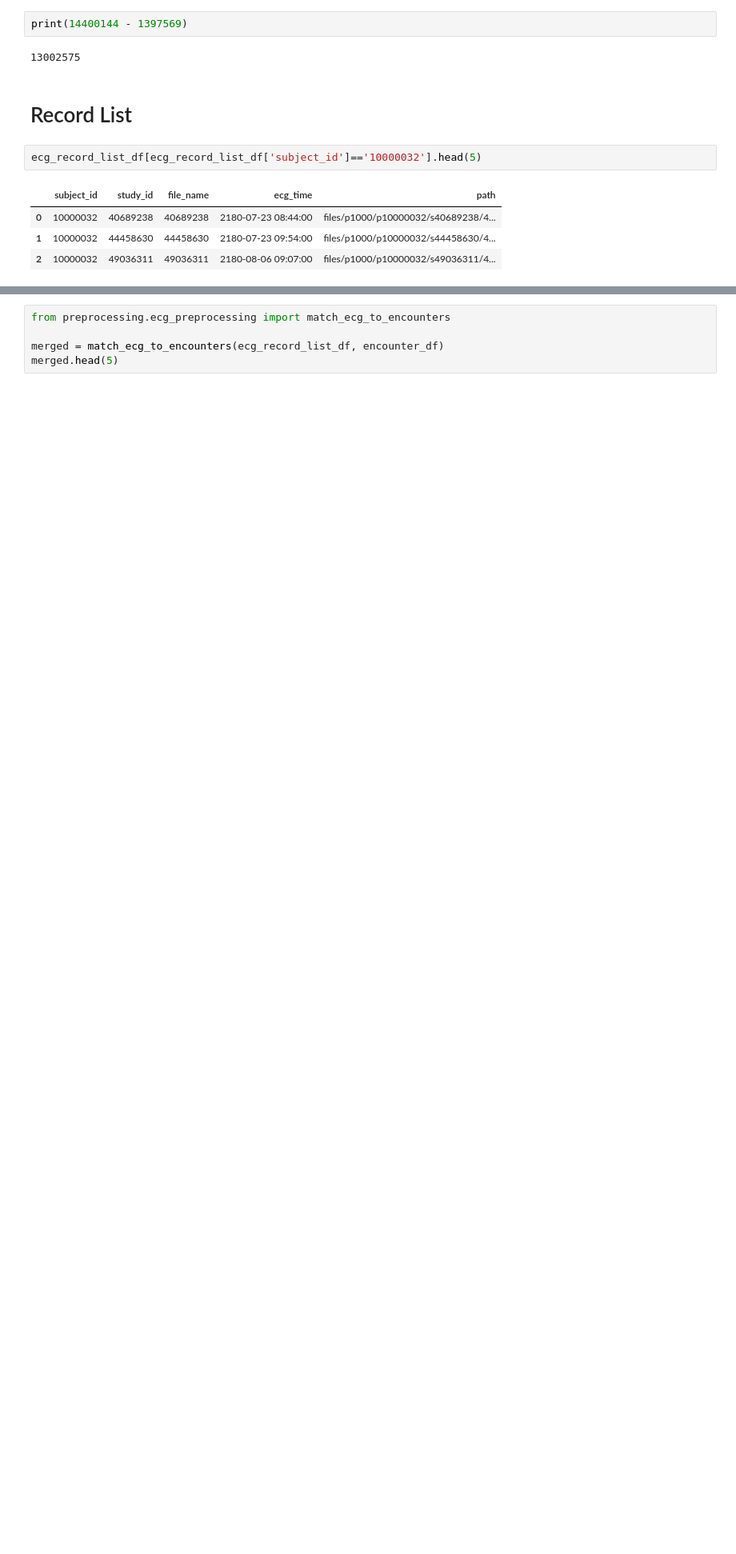
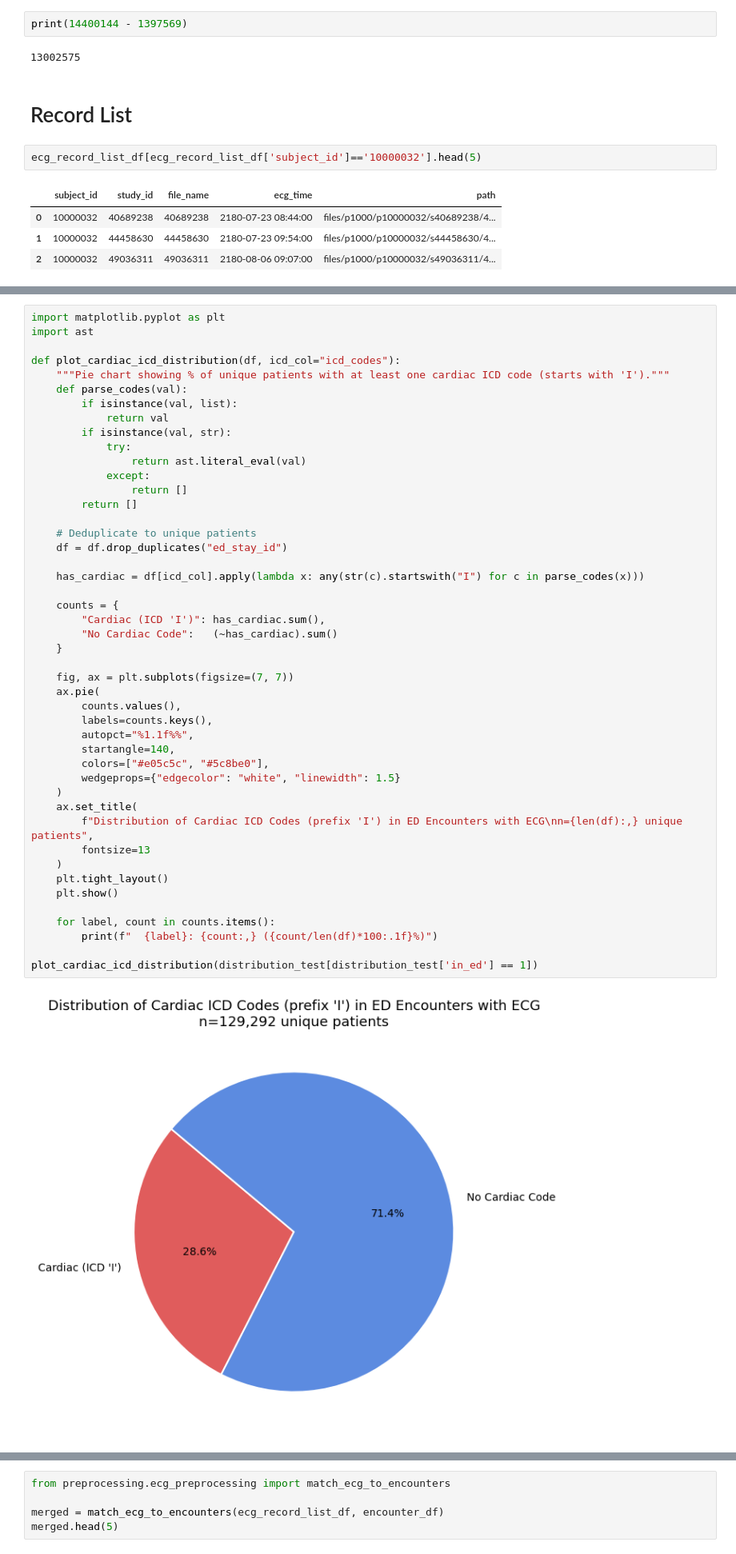
Before and after one commit to brandonng2/CardioTwin, a Jupyter notebook: notebooks/ecg_preprocessing.ipynb, the cells around one changed output, grey strips where cells are left out. Shown at 80% size. Cells and saved outputs as stored; diff of their text form; blank space fills up the shorter version.

Commit message:
Experimenting with labels

```diff
--- a/notebooks/ecg_preprocessing.ipynb
+++ b/notebooks/ecg_preprocessing.ipynb
@@ -167,0 +241,48 @@ encounter_df[encounter_df['subject_id'] == '10000032'].head(10)
+# %%
+import matplotlib.pyplot as plt
+import ast
+
+def plot_cardiac_icd_distribution(df, icd_col="icd_codes"):
+    """Pie chart showing % of unique patients with at least one cardiac ICD code (starts with 'I')."""
+    def parse_codes(val):
+        if isinstance(val, list):
+            return val
+        if isinstance(val, str):
+            try:
+                return ast.literal_eval(val)
+            except:
+                return []
+        return []
+
+    # Deduplicate to unique patients
+    df = df.drop_duplicates("ed_stay_id")
+
+    has_cardiac = df[icd_col].apply(lambda x: any(str(c).startswith("I") for c in parse_codes(x)))
+
+    counts = {
+        "Cardiac (ICD 'I')": has_cardiac.sum(),
+        "No Cardiac Code":   (~has_cardiac).sum()
+    }
+
+    fig, ax = plt.subplots(figsize=(7, 7))
+    ax.pie(
+        counts.values(),
+        labels=counts.keys(),
+        autopct="%1.1f%%",
+        startangle=140,
+        colors=["#e05c5c", "#5c8be0"],
+        wedgeprops={"edgecolor": "white", "linewidth": 1.5}
+    )
+    ax.set_title(
+        f"Distribution of Cardiac ICD Codes (prefix 'I') in ED Encounters with ECG\nn={len(df):,} unique patients",
+        fontsize=13
+    )
+    plt.tight_layout()
+    plt.show()
+
+    for label, count in counts.items():
+        print(f"  {label}: {count:,} ({count/len(df)*100:.1f}%)")
+
+plot_cardiac_icd_distribution(distribution_test[distribution_test['in_ed'] == 1])
+# %% [output]
+[figure, added]
```
Also changed, not shown: parts of 5 cells of this notebook, 3 other files.
